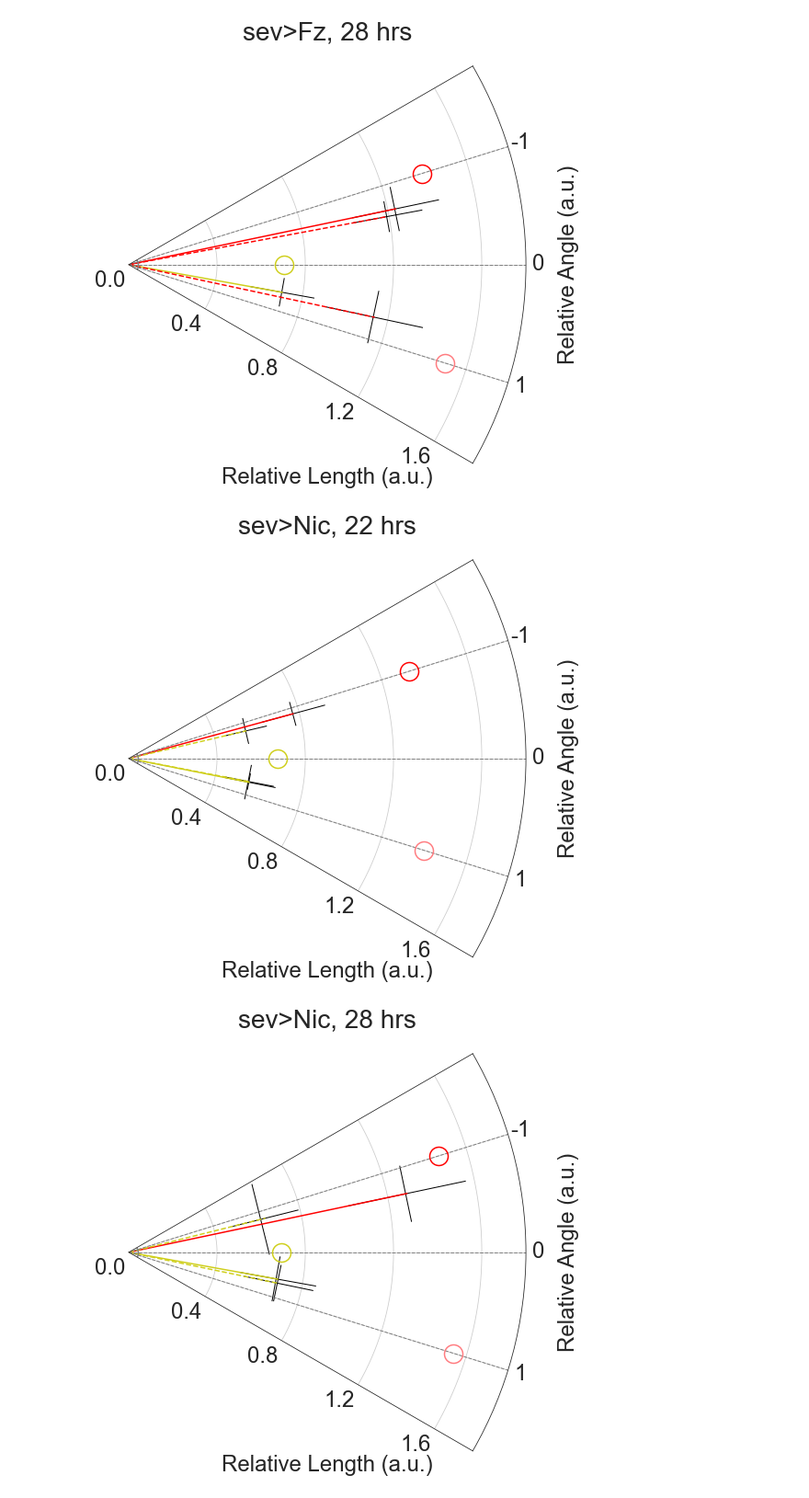
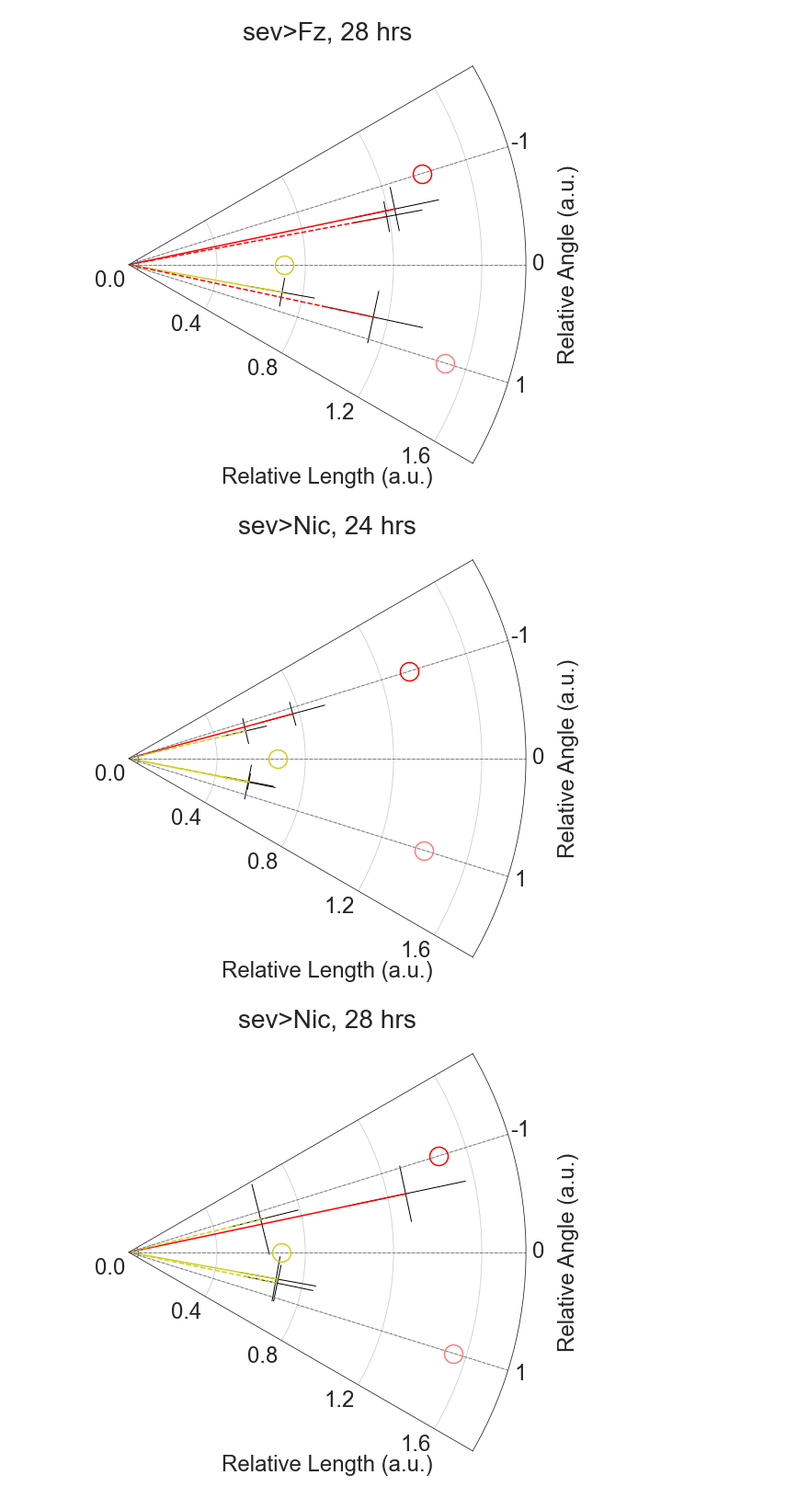
Before and after one commit to AltschulerWu-Lab/nsp_extension, a Jupyter notebook: figure_generation/generate_figures.ipynb, the cells around one changed output. Shown at 92% size. Drawn from its saved outputs; the diff is of its cells as text; code cells hidden in the pictures.

```diff
--- a/figure_generation/generate_figures.ipynb
+++ b/figure_generation/generate_figures.ipynb
@@ -521,7 +516,7 @@ Mann-Whitney test: 1.1008527208383612e-11
 'Figure 4'
 # %%
 pert_cat = 'Fz'
-time_id = 22
+time_id = 24
 
 if(pert_cat == 'Nic'):
     pert_type = 'R4/R4'
@@ -557,22 +552,22 @@ my_help.generate_summary_polar_figure(plot_df, pert_info,
 [figure]
 # %%
 pert_cat = 'Nic'
-time_id = 22
+time_id = 24
 
 if(pert_cat == 'Nic'):
     pert_type = 'R4/R4'
     pert_rtype = 4
     plot_df = sum_df_nic_final.groupby('TimeID').get_group(time_id)
 elif(pert_cat == 'Fz'):
     pert_type = 'R3/R3'
     pert_rtype = 3
     plot_df = sum_df_fz_final.groupby('TimeID').get_group(time_id)
 
 pert_info = time_id, pert_cat, pert_type, pert_rtype
 my_help.generate_summary_polar_figure(plot_df, pert_info,
                                      is_save = is_save, fig_format = fig_format, fig_res = fig_res)
 # %% [output]
-[figure, old version]
+[figure, new version]
 # %%
 pert_cat = 'Nic'
 time_id = 28
```
Also changed, not shown: parts of 10 cells of this notebook, 9 other files.
